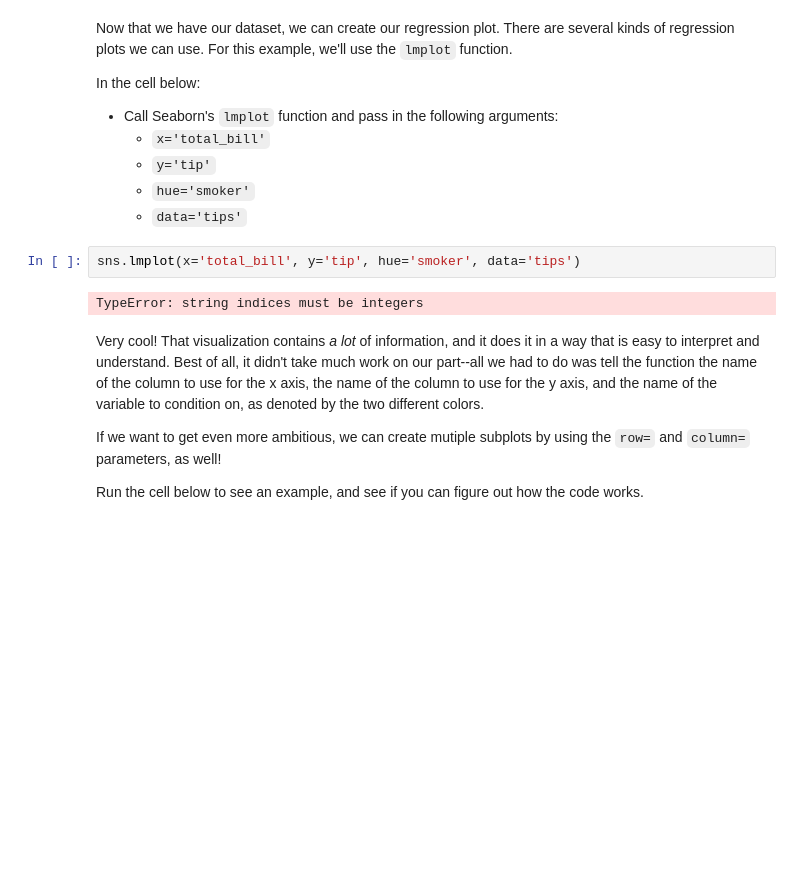
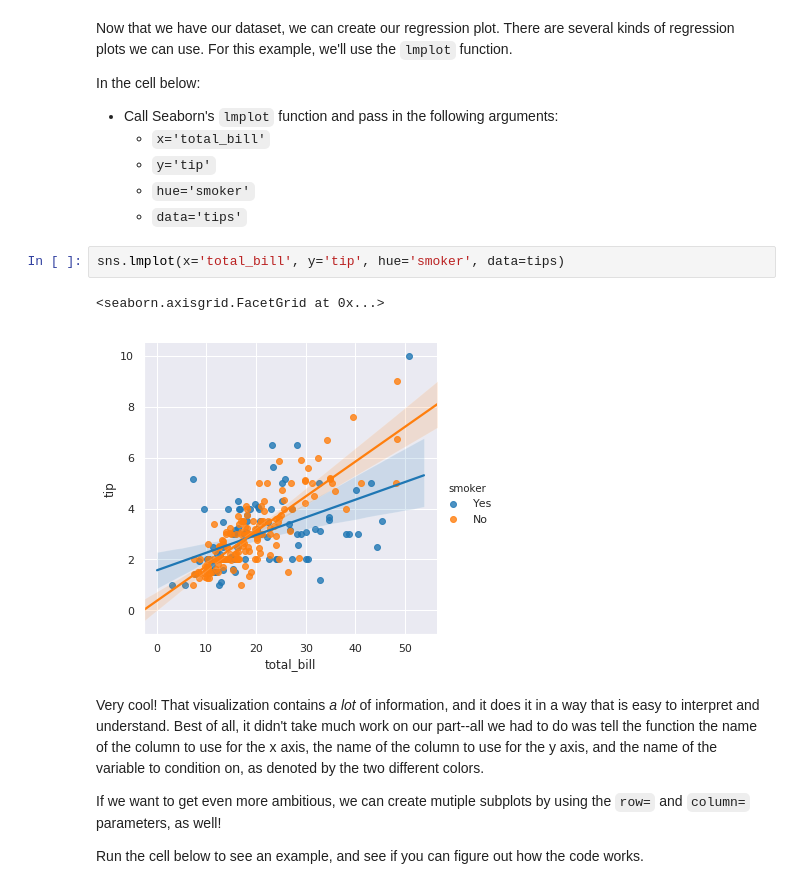
Before and after one commit to lnhdn/dsc-seaborn-lab-nyc-ds-career-042219, a Jupyter notebook: index.ipynb, the cells around one changed output. Cells and saved outputs as stored; diff of their text form; blank space fills up the shorter version.

```diff
--- a/index.ipynb
+++ b/index.ipynb
@@ -214,9 +214,10 @@ In the cell below:
     * `hue='smoker'`
     * `data='tips'`
 # %%
-sns.lmplot(x='total_bill', y='tip', hue='smoker', data='tips')
+sns.lmplot(x='total_bill', y='tip', hue='smoker', data=tips)
 # %% [output]
-TypeError: string indices must be integers
+<seaborn.axisgrid.FacetGrid at 0x...>
+[figure, added]
 # %% [markdown]
 Very cool! That visualization contains _a lot_ of information, and it does it in a way that is easy to interpret and understand. Best of all, it didn't take much work on our part--all we had to do was tell the function the name of the column to use for the x axis, the name of the column to use for the y axis, and the name of the variable to condition on, as denoted by the two different colors.
 
```
